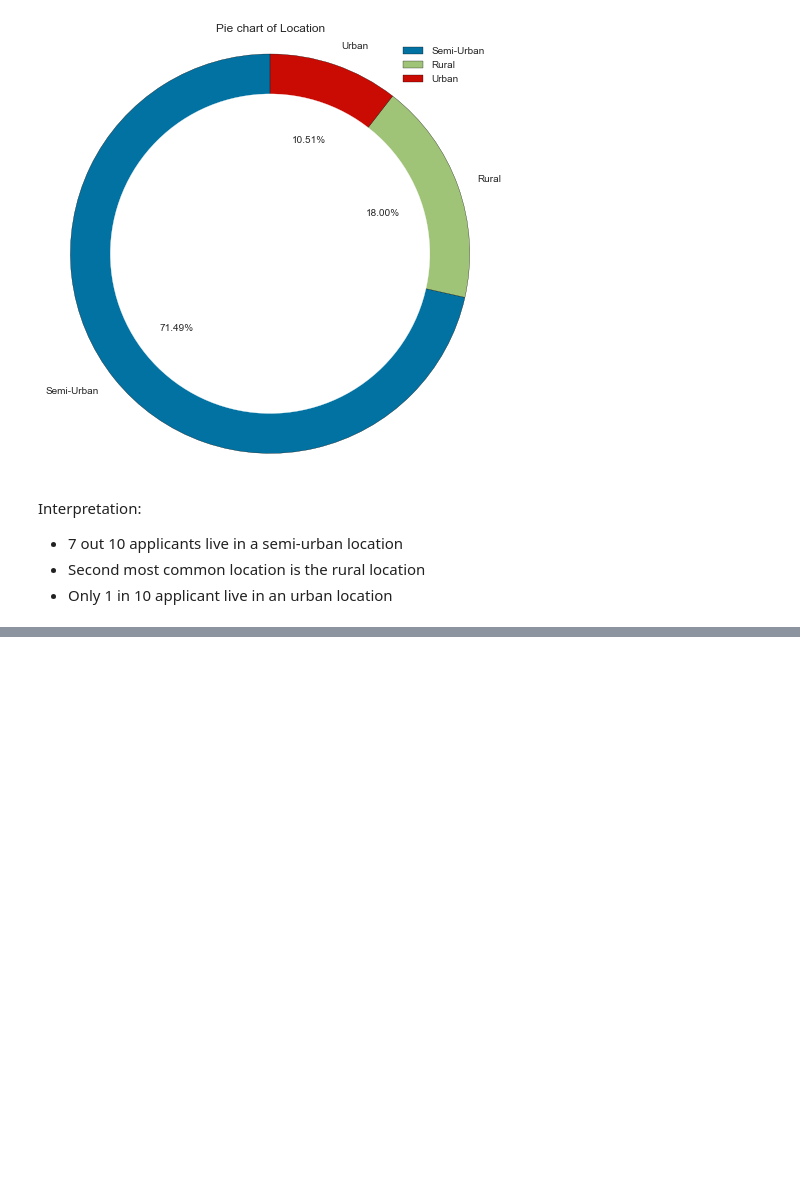
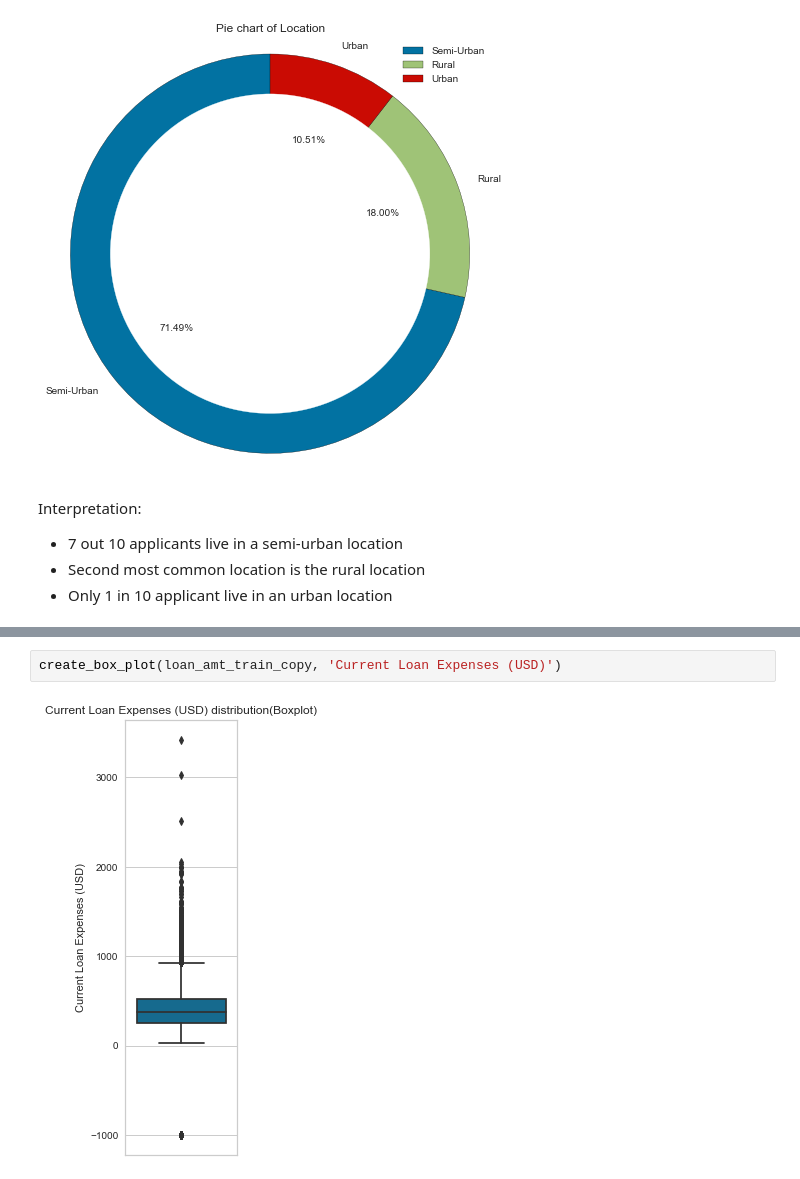
Before and after one commit to semasuka/Loan-amount-prediction-regression, a Jupyter notebook: Loan_amount_prediction.ipynb, the cells around one changed output, grey strips where cells are left out. Drawn from its saved outputs; the diff is of its cells as text; blank space fills up the shorter version.

```diff
--- a/Loan_amount_prediction.ipynb
+++ b/Loan_amount_prediction.ipynb
@@ -476,0 +526,4 @@ Interpretation:
+# %%
+create_box_plot(loan_amt_train_copy, 'Current Loan Expenses (USD)')
+# %% [output]
+[figure, added]
```
Also changed, not shown: parts of 11 cells of this notebook.
